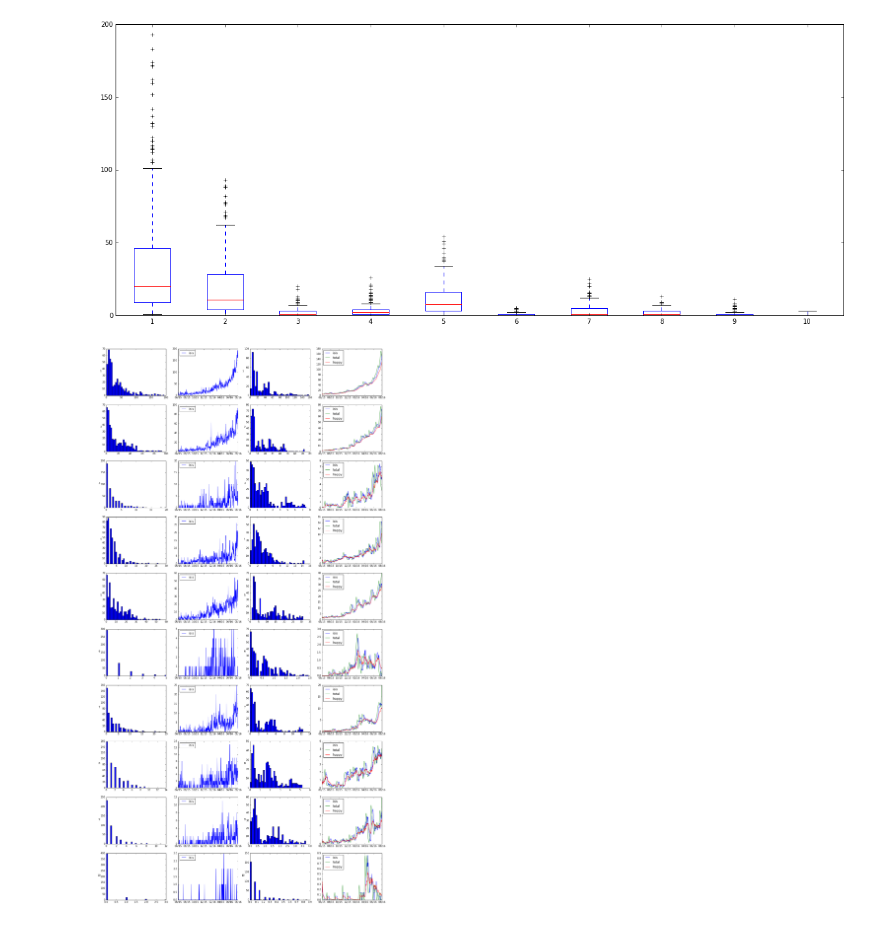
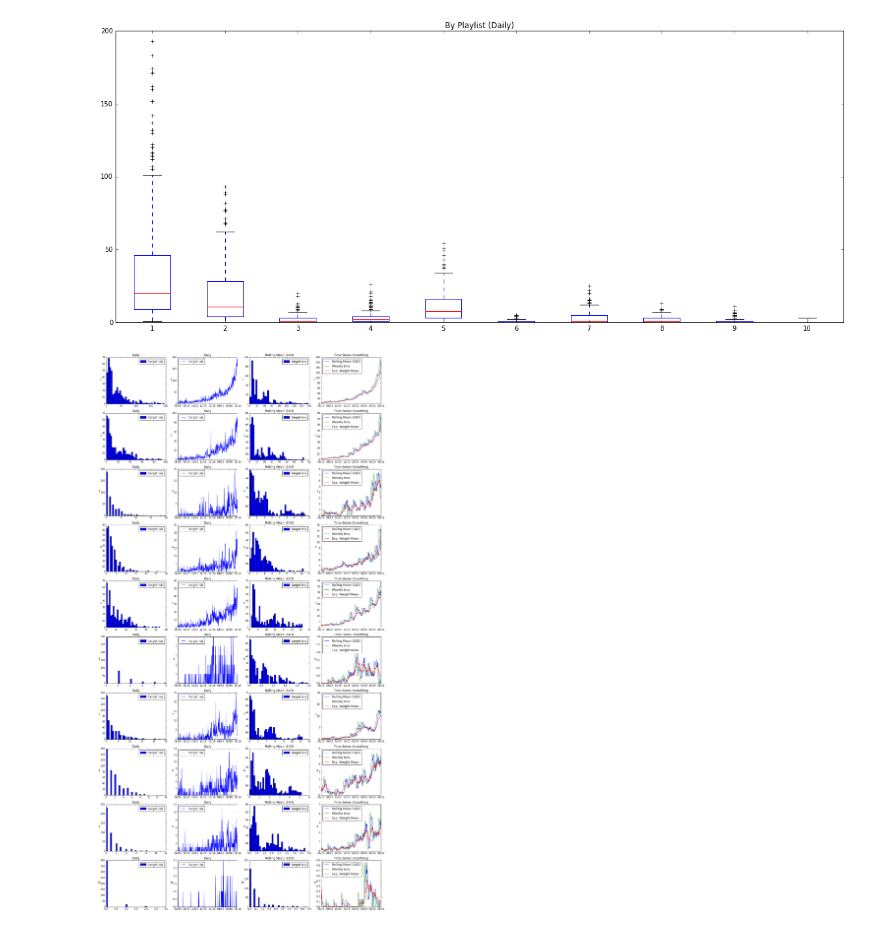
Before and after one commit to jgawrilo/shiny-octo-parakeet, a Jupyter notebook: Binning_Galore.ipynb, the cells around one changed output. Cells and saved outputs as stored; diff of their text form; code cells hidden in the pictures.

```diff
--- a/Binning_Galore.ipynb
+++ b/Binning_Galore.ipynb
@@ -6,9 +6,9 @@ import matplotlib.pylab as plt
 import glob
 import matplotlib.dates as mdates
 # %%
-def doPlot(aggType,w,h):
+def doPlot(verbiage, aggType,w,h):
     datas = []
-    for f in glob.glob("./outputs/" + aggType + "/*.txt"):
+    for f in glob.glob("./data/" + aggType + "/*.txt"):
         data = pd.read_csv(f,sep=" ")
         data['date'] = pd.to_datetime(data['date'])
         data = data.set_index(["date"])
@@ -41,6 +41,7 @@ def doPlot(aggType,w,h):
     #plt.plot(box.ewm(span=2).mean())
     #plt.legend()
     plt.boxplot(isis_boxes)
+    plt.title(verbiage)
 
     #plt.boxplot(total_boxes)
     #plt.xticks(counts, labels)
@@ -53,6 +54,8 @@ def doPlot(aggType,w,h):
         #rm = pd.rolling_mean(box,window=7)
         #plt.hist(rm,bins=80)
         plt.ylabel(str(i+1),rotation='horizontal')
+        plt.legend(["target isis"],loc='upper right')
+        plt.title("Daily")
 
         ax = plt.subplot(len(isis_boxes),4,4*i+2)
         ax.xaxis.set_major_formatter(mdates.DateFormatter('%m/%y'))
@@ -60,22 +63,24 @@ def doPlot(aggType,w,h):
         #plt.plot(total_boxes[i])
         #plt.plot(all_data[i].target_happy)
         #plt.plot(all_data[i].target_sad + all_data[i].target_angry)
-        plt.legend(["isis","happy","sad/angry"],loc='upper left')
+        plt.legend(["target isis"],loc='upper left')
+        plt.ylabel(str(i+1),rotation='horizontal')
+        plt.title("Daily")
 
         plt.subplot(len(isis_boxes),4,4*i+3)
         plt.hist(box.rolling(min_periods=1,window=14,center=False).mean(),bins=40)
-        #rm.head()
-        #rm = pd.rolling_mean(box,window=7)
-        #plt.hist(rm,bins=80)
         plt.ylabel(str(i+1),rotation='horizontal')
+        plt.legend(["target isis"],loc='upper right')
+        plt.title("Rolling Mean (14D)")
 
         ax = plt.subplot(len(isis_boxes),4,4*i+4)
         ax.xaxis.set_major_formatter(mdates.DateFormatter('%m/%y'))
         plt.plot(box.rolling(min_periods=1,window=14,center=False).mean())
-        plt.plot(box.resample("7D"))
+        plt.plot(box.resample("7D").mean())
         plt.plot(box.ewm(halflife=14,ignore_na=False,min_periods=1,adjust=True).mean())
-
-        plt.legend(["isis","total","happy","sad/angry"],loc='upper left')
+        plt.ylabel(str(i+1),rotation='horizontal')
+        plt.title("Time Series Smoothing")
+        plt.legend(["Rolling Mean (14D)","Weekly bins","Exp. Weight Mean"],loc='upper left')
         #.resample('3D').sum())
 
     #plt.savefig("hists.png")
@@ -88,6 +93,6 @@ doPlot("by_start_date_ci",20,8)
 # %%
-doPlot("by_playlist_ci",20,40)
+doPlot("By Playlist (Daily)","by_playlist_ci",20,40)
 # %% [output]
-[figure, old version]
+[figure, new version]
-[figure, old version]
+[figure, new version]
 # %%
```
Also changed, not shown: parts of 2 cells of this notebook.
